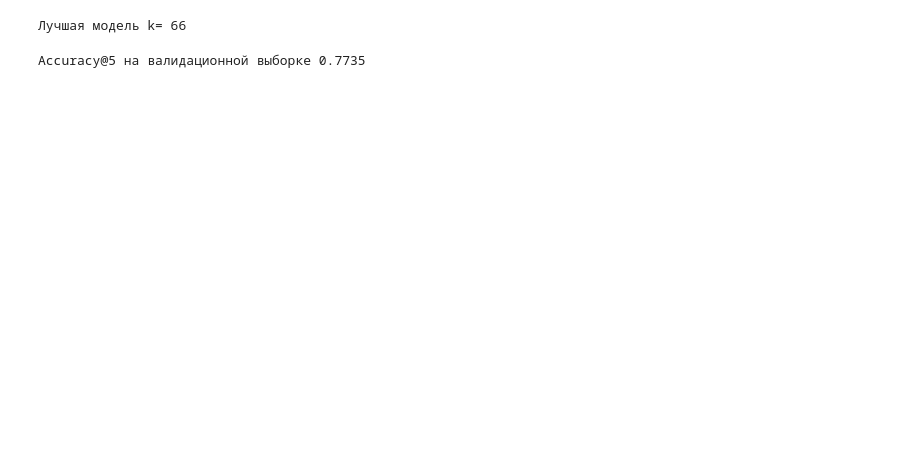
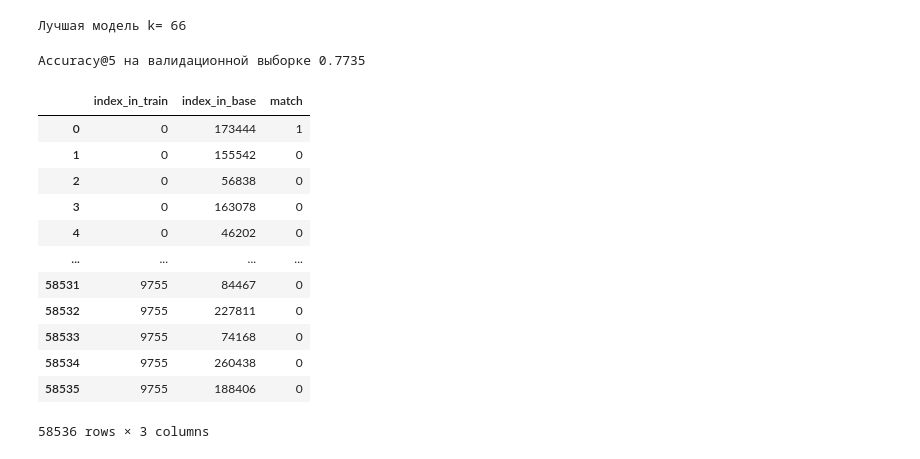
Before and after one commit to 9yx/matching, a Jupyter notebook: matching.ipynb, the cells around one changed output. Saved outputs shown, nothing was run; the diff lists cells and outputs as text; code cells hidden in the pictures; blank space fills up the shorter version.

```diff
--- a/matching.ipynb
+++ b/matching.ipynb
@@ -441,30 +438,43 @@ print("Accuracy@5 на валидационной выборке", acc)
 # %% [output]
 Accuracy@5 на валидационной выборке 0.7735
 # %%
-# results = []
-#
-# reverse_base_index = {v: k for k, v in enumerate(df_base.index.to_list())}
-# train_targets = df_train['Target'].values
-#
-# for i, (neighbors, true_target) in enumerate(zip(indices, train_targets)):
-#     real_row = {
-#         "index_in_train": i,
-#         "index_in_base": reverse_base_index[true_target],
-#         "match": 1
-#     }
-#     results.append(real_row)
-#
-#     for neighbor_idx in neighbors:
-#         base_target = base_index[neighbor_idx]
-#         match = int(base_target == true_target)
-#         result_row = {
-#             "index_in_train": i,
-#             "index_in_base": neighbor_idx,
-#             "match": match
-#         }
-#         if match == 0:
-#             results.append(result_row)
-#
-# result_df = pd.DataFrame(results)
-# result_df
+results = []
+
+reverse_base_index = {v: k for k, v in enumerate(df_base.index.to_list())}
+
+for i, (neighbors, true_target) in enumerate(zip(I_valid, df_train_y.values)):
+    real_row = {
+        "index_in_train": i,
+        "index_in_base": reverse_base_index[true_target],
+        "match": 1
+    }
+    results.append(real_row)
+
+    for neighbor_idx in neighbors:
+        base_target = base_index[neighbor_idx]
+        match = int(base_target == true_target)
+        result_row = {
+            "index_in_train": i,
+            "index_in_base": neighbor_idx,
+            "match": match
+        }
+        if match == 0:
+            results.append(result_row)
+
+result_df = pd.DataFrame(results)
+result_df
+# %% [output]
+|  | index_in_train | index_in_base | match |
+| 0 | 0 | 173444 | 1 |
+| 1 | 0 | 155542 | 0 |
+| 2 | 0 | 56838 | 0 |
+| 3 | 0 | 163078 | 0 |
+| 4 | 0 | 46202 | 0 |
+| ... | ... | ... | ... |
+| 58531 | 9755 | 84467 | 0 |
+| 58532 | 9755 | 227811 | 0 |
+| 58533 | 9755 | 74168 | 0 |
+| 58534 | 9755 | 260438 | 0 |
+| 58535 | 9755 | 188406 | 0 |
+58536 rows × 3 columns
 # %%
```
Also changed, not shown: parts of 11 cells of this notebook.
